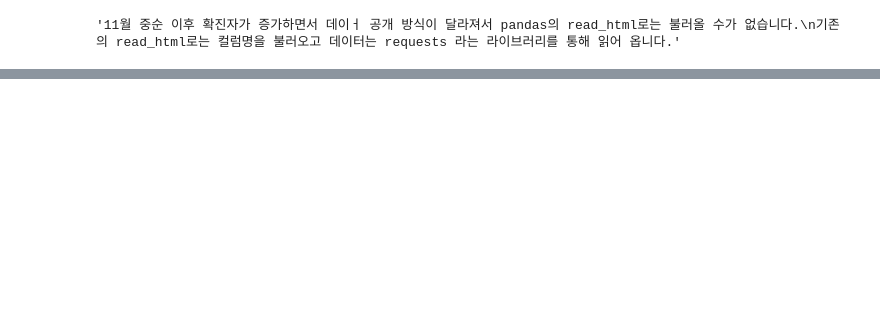
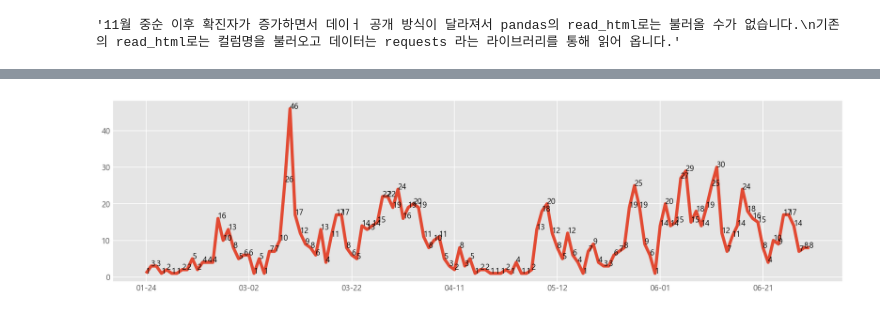
Before and after one commit to hdonghun/Python_analysis-visualization, a Jupyter notebook: 서울시 코로나19 발생현황 분석하기.ipynb, the cells around one changed output, grey strips where cells are left out. Drawn from its saved outputs; the diff is of its cells as text; code cells hidden in the pictures; blank space fills up the shorter version.

```diff
--- a/서울시 코로나19 발생현황 분석하기.ipynb
+++ b/서울시 코로나19 발생현황 분석하기.ipynb
@@ -91,0 +185,6 @@ Name: 0, dtype: object
+# %%
+#각 꼭지점에 수치 나타내기
+#연도는 모두 2020년이기 때문에 월일만 표기되도록 슬라이싱을 사용해 "월일" 컬럼을 만듭니다.
+df["월일"] = df["확진일자"].astype(str).map(lambda x:x[-5:]) #타입을 문자열로 바꾸어 주고 슬라이싱을 하여 월,일만 가져온다.
+day_count = df["월일"].value_counts().sort_index()
+day_count.iloc[2] #loc는 정확히 인덱스 값이 일치 할 때 사용할수 있다.
@@ -91,0 +193,6 @@ Name: 0, dtype: object
+# %%
+#각 꼭지점에 수치 나타내기
+#연도는 모두 2020년이기 때문에 월일만 표기되도록 슬라이싱을 사용해 "월일" 컬럼을 만듭니다.
+df["월일"] = df["확진일자"].astype(str).map(lambda x:x[-5:]) #타입을 문자열로 바꾸어 주고 슬라이싱을 하여 월,일만 가져온다.
+day_count = df["월일"].value_counts().sort_index()
+day_count.iloc[2] #loc는 정확히 인덱스 값이 일치 할 때 사용할수 있다.
@@ -91,0 +201,6 @@ Name: 0, dtype: object
+# %%
+#각 꼭지점에 수치 나타내기
+#연도는 모두 2020년이기 때문에 월일만 표기되도록 슬라이싱을 사용해 "월일" 컬럼을 만듭니다.
+df["월일"] = df["확진일자"].astype(str).map(lambda x:x[-5:]) #타입을 문자열로 바꾸어 주고 슬라이싱을 하여 월,일만 가져온다.
+day_count = df["월일"].value_counts().sort_index()
+day_count.iloc[2] #loc는 정확히 인덱스 값이 일치 할 때 사용할수 있다.
@@ -91,0 +209,4 @@ Name: 0, dtype: object
+# %%
+#len(day_count):  #각 꼭지점에 수치를 반복해서 나타내주기 위해서 for문을 사용할 것이다. for문을 사용하기 위해서는 우선 길이가 얼마나 되나 확인해야 하기 때문에 len으로 길이가 몇인지 알아보자!
+for i in range(len(day_count)):
+    print(i, day_count.iloc[i]) #28번째 확진자가 발생했었을 날에 46명이 발생함
@@ -91,0 +231,8 @@ Name: 0, dtype: object
+# %%
+g = day_count.plot(figsize=(15,4))
+for i in range(len(day_count)):
+    case_count = day_count.iloc[i]
+    g.text(x=i,y=case_count,s=case_count) #옵션을 보고 싶으면 shift + tap키를 눌러라!, #x는 인덱스, y는 좌표상 y, s는 무엇을 나타낼거냐
+#모든 날, 꼭지점에 수치 나타내기
+# %% [output]
+[figure, added]
```
Also changed, not shown: parts of 42 cells of this notebook.
